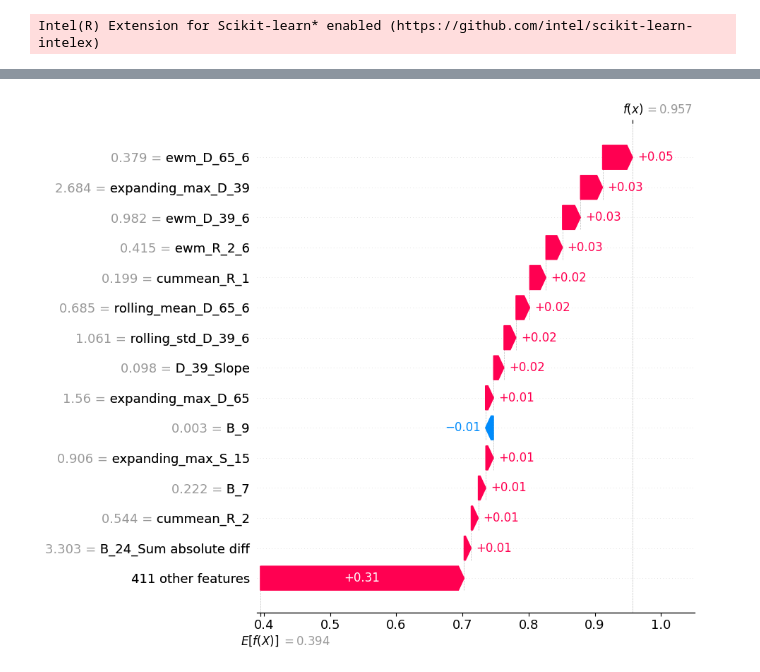
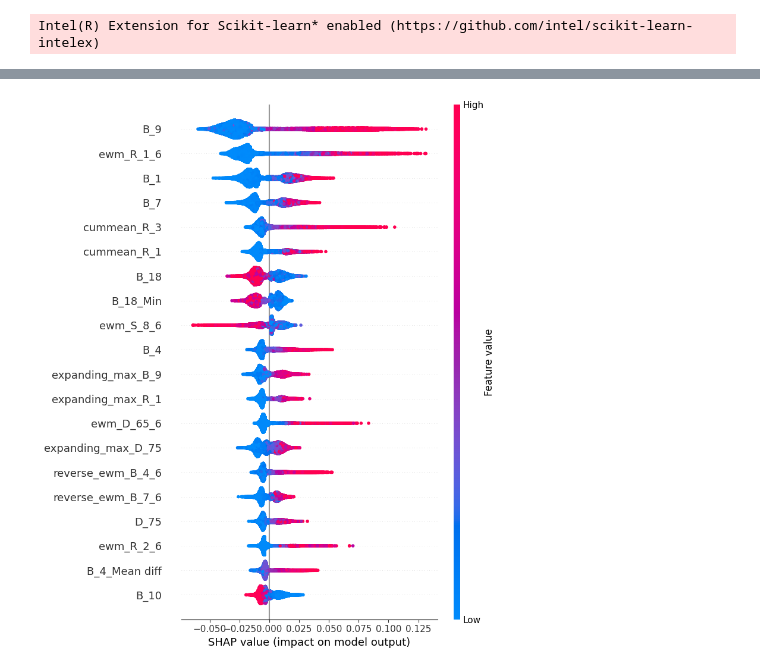
Before and after one commit to Vaseekaran-V/FYP_MSc, a Jupyter notebook: src/explainability/explainability_test.ipynb, the cells around one changed output, grey strips where cells are left out. Drawn from its saved outputs; the diff is of its cells as text; code cells hidden in the pictures.

```diff
--- a/src/explainability/explainability_test.ipynb
+++ b/src/explainability/explainability_test.ipynb
@@ -158,4 +87,7 @@ array([[ 7.78194715e-04,  3.08992086e-03, -1.49785610e-03,
+# %%
+import pickle
+shap_values_load = pickle.load(open('../../models/shap/shap_values_val.pkl', 'rb'))
 # %%
-shap.plots.waterfall(shap_values=shap_values[0], max_display=15, show=True)
+shap.summary_plot(shap_values_load, max_display=20, show=True)
 # %% [output]
-[figure, old version]
+[figure, new version]
```
Also changed, not shown: parts of 36 cells of this notebook.
